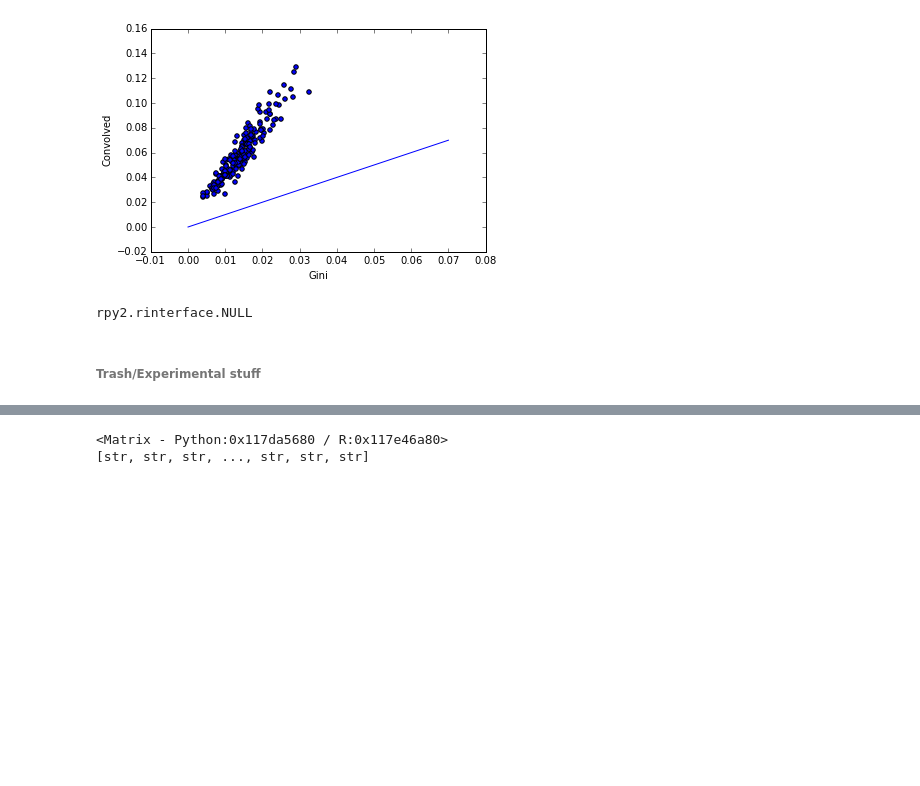
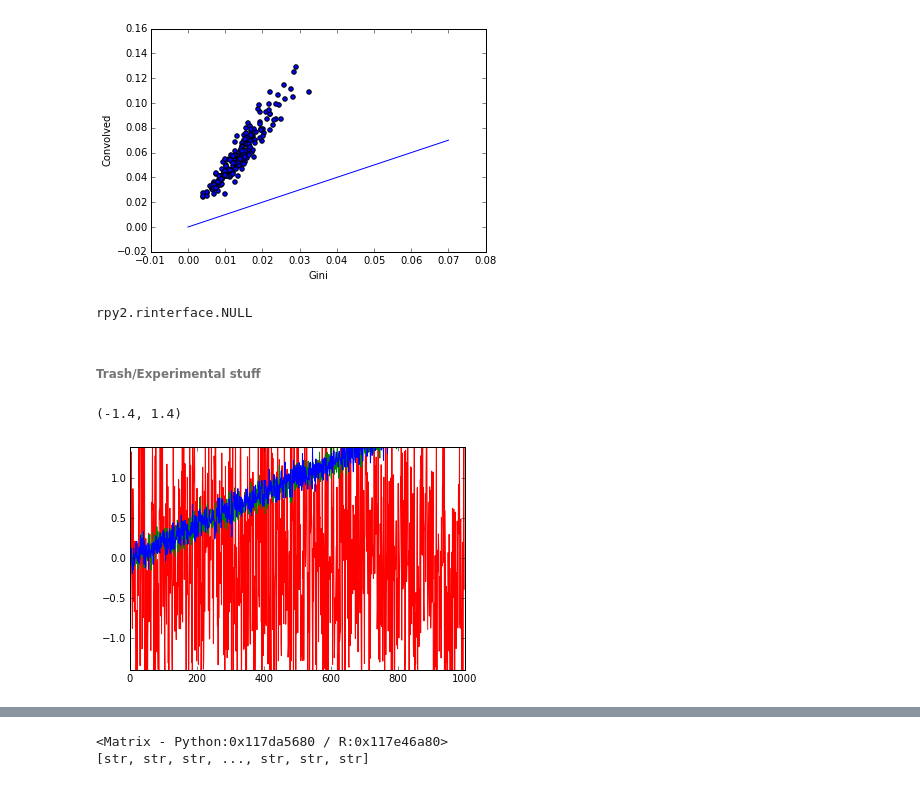
Before and after one commit to pastorenick/StressTest, a Jupyter notebook: Stress_analysis_dataAnalysis.ipynb, the cells around one changed output, grey strips where cells are left out. Drawn from its saved outputs; the diff is of its cells as text; code cells hidden in the pictures; blank space fills up the shorter version.

```diff
--- a/Stress_analysis_dataAnalysis.ipynb
+++ b/Stress_analysis_dataAnalysis.ipynb
@@ -182,15 +188,58 @@ xlabel('Gini'); ylabel('Convolved')
 df_coeff_clean = df_coeff[df_coeff.Gini <=0.04]
 # %% [output]
 [figure]
-# %%
-# Save dataframe as a .csv file with rpy2
-
-import rpy2.robjects as robjects
-## get a reference to the R function
-write_csv = robjects.r('write.csv')
-## save
-write_csv(df_coeff_clean,'dataframe.csv')
-# %% [output]
-rpy2.rinterface.NULL
+# %%
+import rpy2.robjects as robjects
+from rpy2.robjects import pandas2ri
+pandas2ri.activate()
+
+# Save dataframe as a .csv file with rpy2
+# (it works only if each field has a single value (not arrays))
+
+## get a reference to the R function
+write_csv = robjects.r('write.csv')
+## save
+write_csv(df_coeff_clean,'dataframe.csv')
+
+# Save dataframe as a Rdata file with rpy2
+r_dataframe = pandas2ri.py2ri(df_coeff_clean)
+robjects.globalenv['DF'] = r_dataframe
+robjects.r('save(DF, file="dataframe.Rdata")')
+
+# Save dataframe as a pickle object
+fileOut = open('dataframe.dat', 'wb')
+pickle.dump(df_coeff_clean, fileOut)
+fileOut.close()
+
+
+# Save series of rolling Gini profiles as .csv
+write_csv = robjects.r('write.csv')
+write_csv(seriesConvProf,'rGiniprof.csv')
+
+# Save series of rolling Gini profile as R matrix
+robjects.globalenv['GiniProfMatrix'] = np.array(matrix(listGiniProf))
+robjects.r('save(GiniProfMatrix, file="matrix.Rdata")')
+# %% [output]
+rpy2.rinterface.NULL
 # %% [markdown]
 ###### Trash/Experimental stuff
+# %%
+# Check whether rollling Gini is able to discern profiles with different GLOBAL trends
+
+# Create profiles
+profileNormal = np.random.randn(1000)
+profileUp = +0.02*np.arange(1000)+np.random.randn(1000)
+profileDown = -0.02*np.arange(1000)+np.random.randn(1000)
+
+profileUp /= np.median(profileUp)
+profileDown /=  np.median(profileDown)
+#rollingGini
+
+plot(profileNormal, c='r')
+plot(profileDown, c='g')
+plot(profileUp, c='b')
+
+ylim(-1.4, 1.4)
+# %% [output]
+(-1.4, 1.4)
+[figure, added]
```
Also changed, not shown: parts of 5 cells of this notebook, 1 other file.
